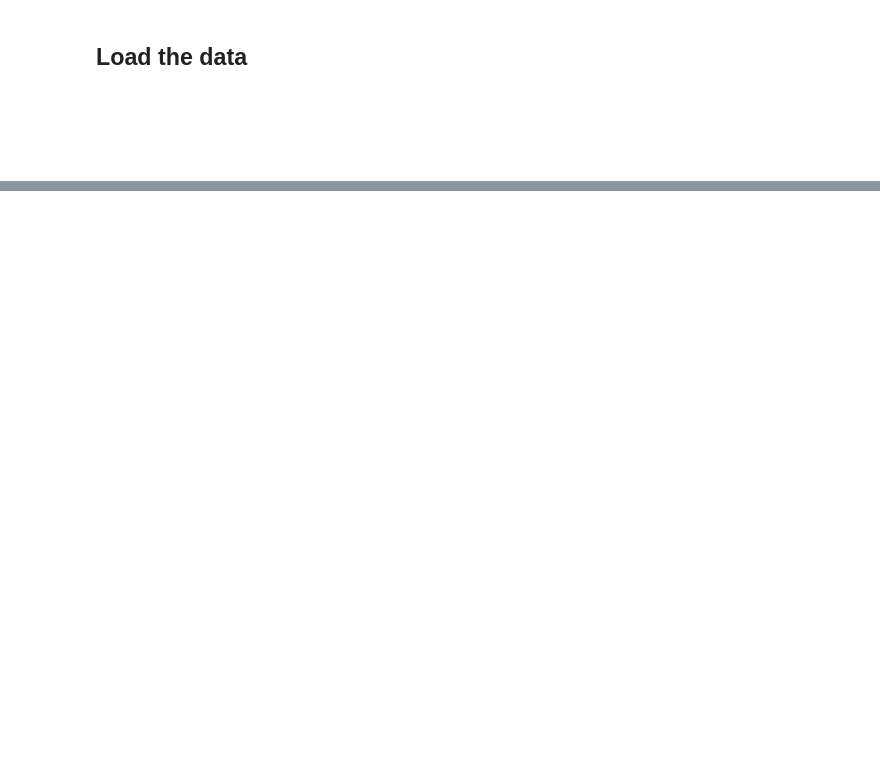
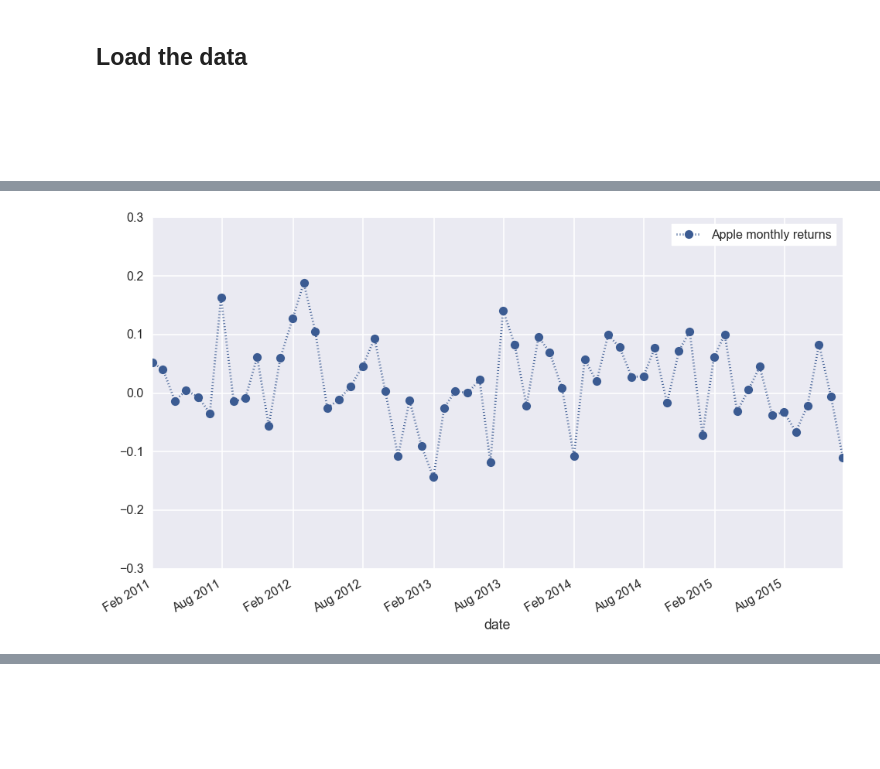
Before and after one commit to AndreaBarbon/Statistical-methods, a Jupyter notebook: Statistical Methods.ipynb, the cells around one changed output, grey strips where cells are left out. Drawn from its saved outputs; the diff is of its cells as text; code cells hidden in the pictures; blank space fills up the shorter version.

```diff
--- a/Statistical Methods.ipynb
+++ b/Statistical Methods.ipynb
@@ -42,0 +82,4 @@ def plot_returns(companies, names):
+# %%
+plot_returns( Apple )
+# %% [output]
+[figure, added]
```
Also changed, not shown: parts of 26 cells of this notebook.
